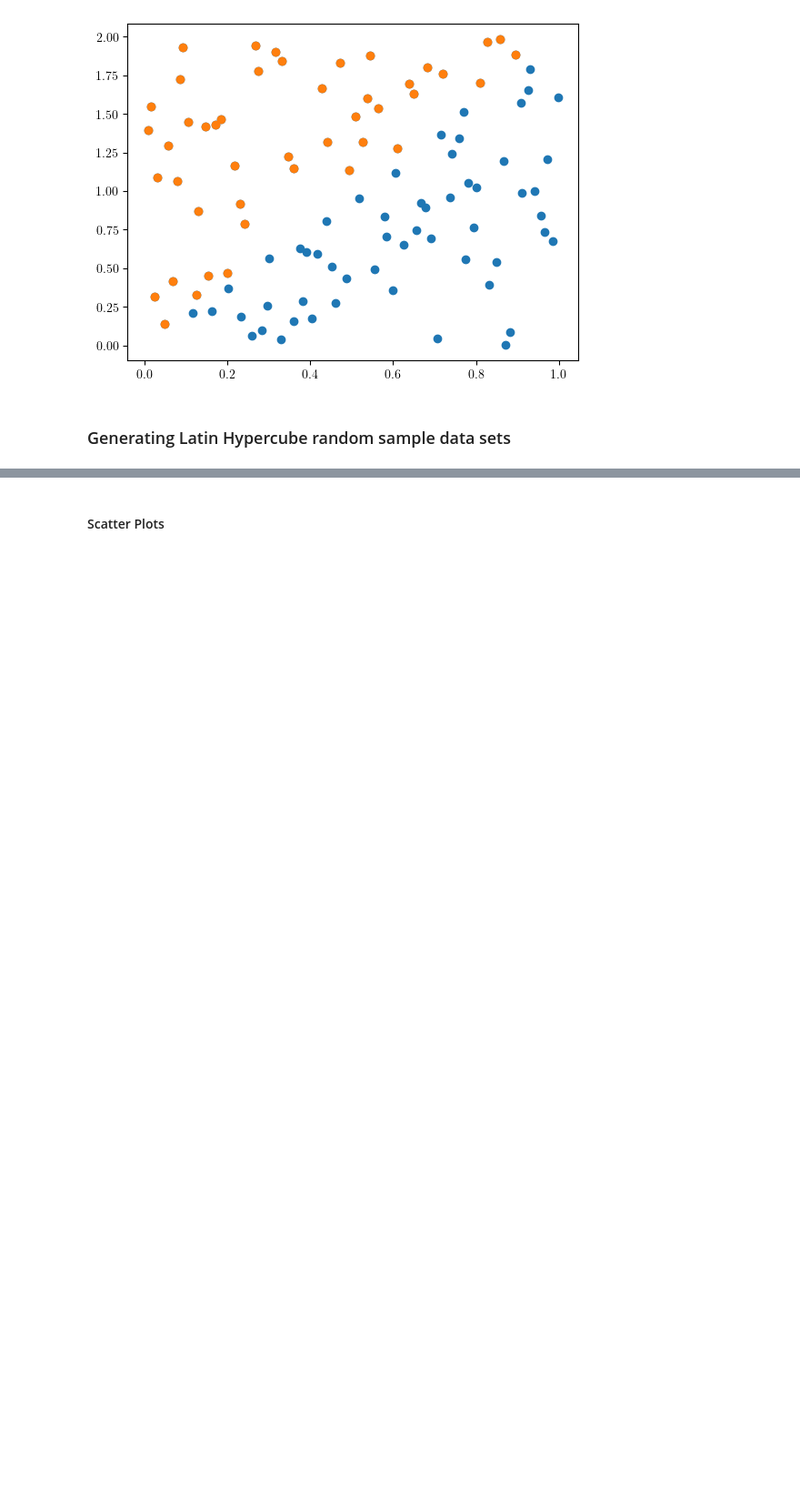
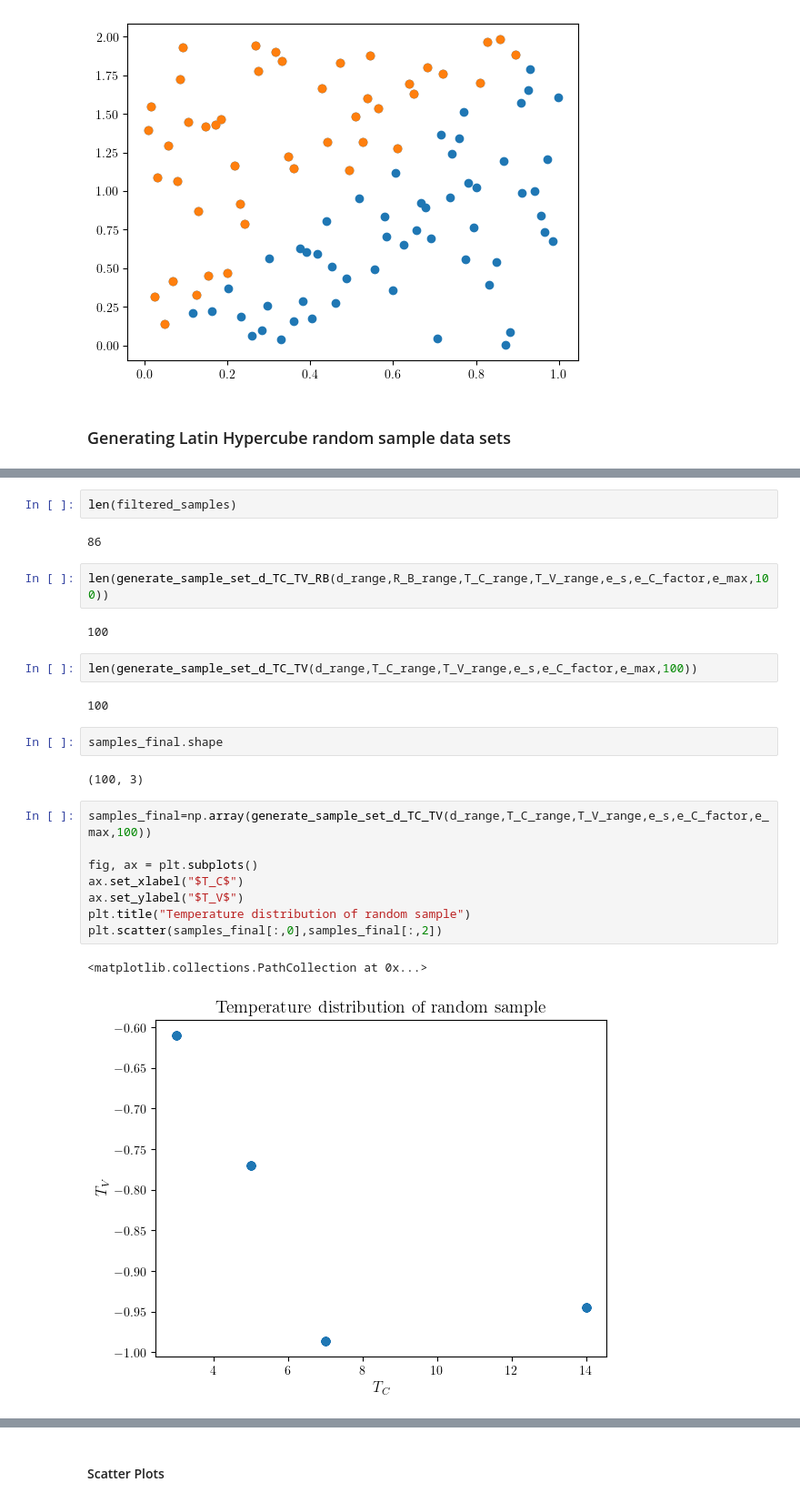
Before and after one commit to Emanuel-Schwarzhans/Quantum-detectors-as-autonomous-machines-assessing-the-thermodynamics-of-information-acquisit-co, a Jupyter notebook: thermal_single_photon_activation_amplification.ipynb, the cells around one changed output, grey strips where cells are left out. Shown at 91% size. Saved outputs shown, nothing was run; the diff lists cells and outputs as text; blank space fills up the shorter version.

```diff
--- a/thermal_single_photon_activation_amplification.ipynb
+++ b/thermal_single_photon_activation_amplification.ipynb
@@ -263,3 +264,30 @@ Tb=TC # Ladder bath temperature
 Td=TC # Detection channel temperature
 
 k=0
+# %%
+len(filtered_samples)
+# %% [output]
+86
+# %%
+len(generate_sample_set_d_TC_TV_RB(d_range,R_B_range,T_C_range,T_V_range,e_s,e_C_factor,e_max,100))
+# %% [output]
+100
+# %%
+len(generate_sample_set_d_TC_TV(d_range,T_C_range,T_V_range,e_s,e_C_factor,e_max,100))
+# %% [output]
+100
+# %%
+samples_final.shape
+# %% [output]
+(100, 3)
+# %%
+samples_final=np.array(generate_sample_set_d_TC_TV(d_range,T_C_range,T_V_range,e_s,e_C_factor,e_max,100))
+
+fig, ax = plt.subplots()
+ax.set_xlabel("$T_C$")
+ax.set_ylabel("$T_V$")
+plt.title("Temperature distribution of random sample")
+plt.scatter(samples_final[:,0],samples_final[:,2])
+# %% [output]
+<matplotlib.collections.PathCollection at 0x...>
+[figure, added]
```
Also changed, not shown: parts of 12 cells of this notebook, 4 other files.
